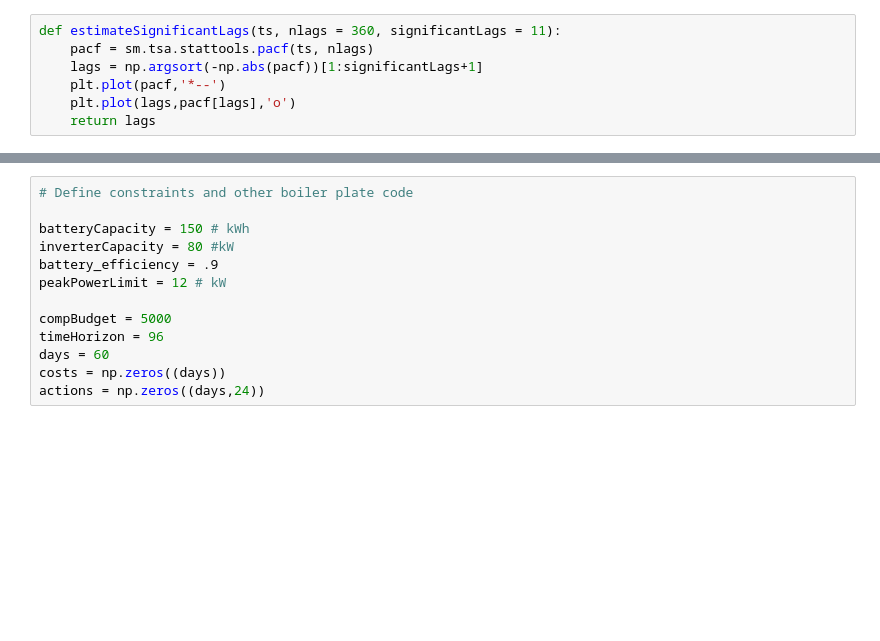
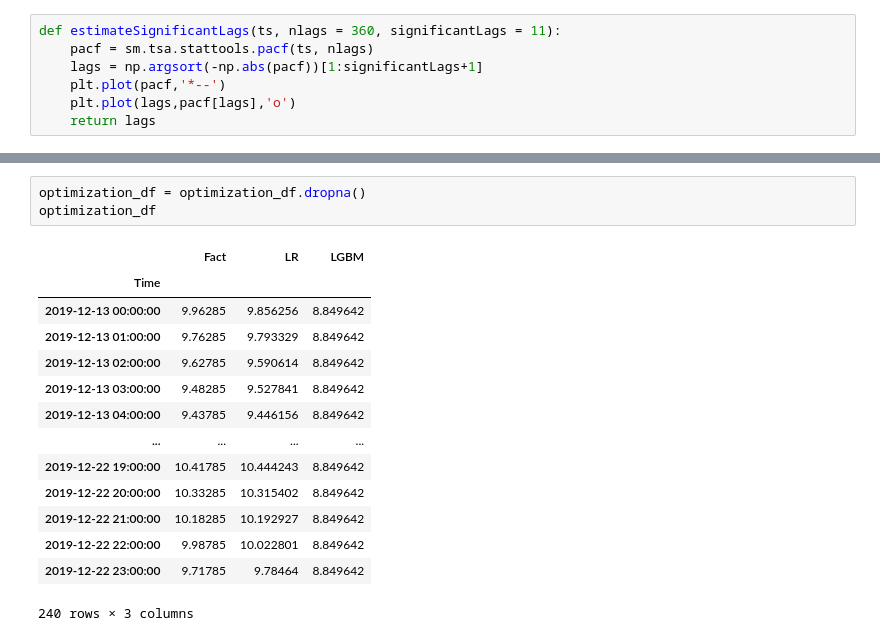
Before and after one commit to mariapaskevich/vof, a Jupyter notebook: Test_package.ipynb, the cells around one changed output, grey strips where cells are left out. Saved outputs shown, nothing was run; the diff lists cells and outputs as text; blank space fills up the shorter version.

```diff
--- a/Test_package.ipynb
+++ b/Test_package.ipynb
@@ -96,14 +112,19 @@ pred = tmp.create_prediction(model,
 LGBMRegressor()
-# %%
-# Define constraints and other boiler plate code
-
-batteryCapacity = 150 # kWh
-inverterCapacity = 80 #kW
-battery_efficiency = .9
-peakPowerLimit = 12 # kW
-
-compBudget = 5000
-timeHorizon = 96
-days = 60
-costs = np.zeros((days))
-actions = np.zeros((days,24))
+# %%
+optimization_df = optimization_df.dropna()
+optimization_df
+# %% [output]
+|  | Fact | LR | LGBM |
+| Time |  |  |  |
+| 2019-12-13 00:00:00 | 9.96285 | 9.856256 | 8.849642 |
+| 2019-12-13 01:00:00 | 9.76285 | 9.793329 | 8.849642 |
+| 2019-12-13 02:00:00 | 9.62785 | 9.590614 | 8.849642 |
+| 2019-12-13 03:00:00 | 9.48285 | 9.527841 | 8.849642 |
+| 2019-12-13 04:00:00 | 9.43785 | 9.446156 | 8.849642 |
+| ... | ... | ... | ... |
+| 2019-12-22 19:00:00 | 10.41785 | 10.444243 | 8.849642 |
+| 2019-12-22 20:00:00 | 10.33285 | 10.315402 | 8.849642 |
+| 2019-12-22 21:00:00 | 10.18285 | 10.192927 | 8.849642 |
+| 2019-12-22 22:00:00 | 9.98785 | 10.022801 | 8.849642 |
+| 2019-12-22 23:00:00 | 9.71785 | 9.78464 | 8.849642 |
+240 rows × 3 columns
```
Also changed, not shown: parts of 23 cells of this notebook, 1 other file.
